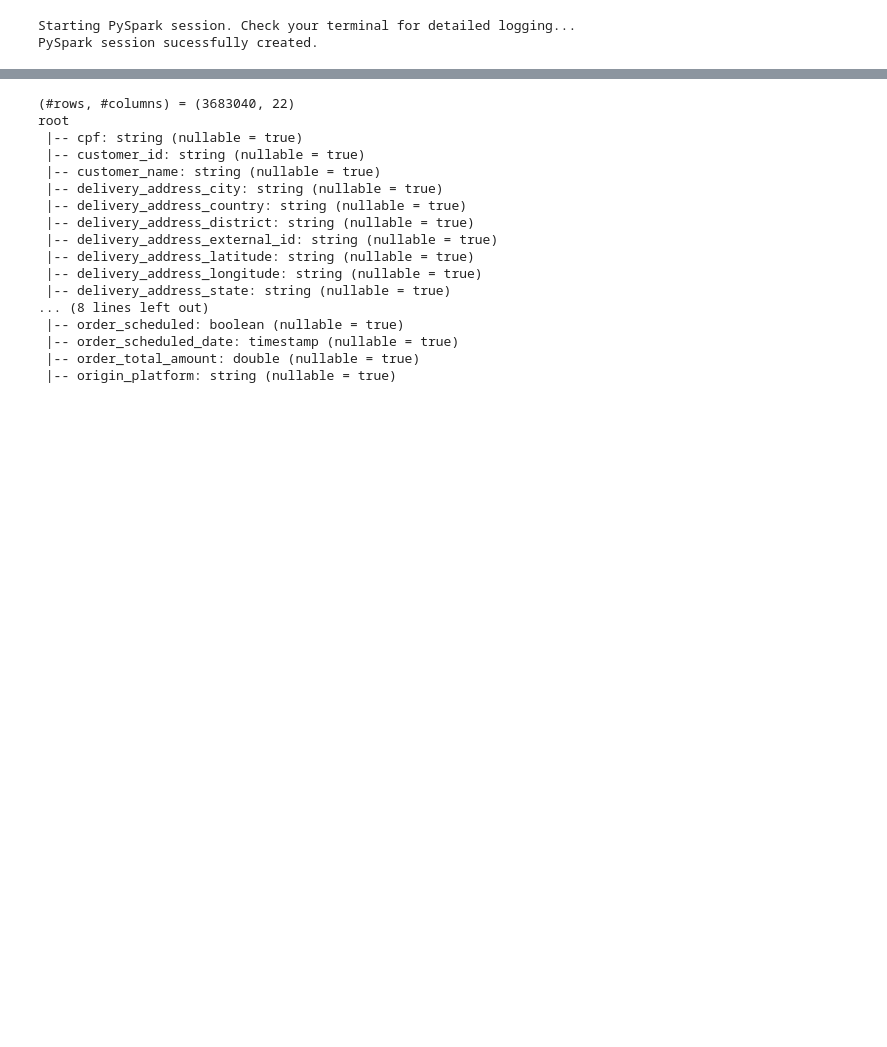
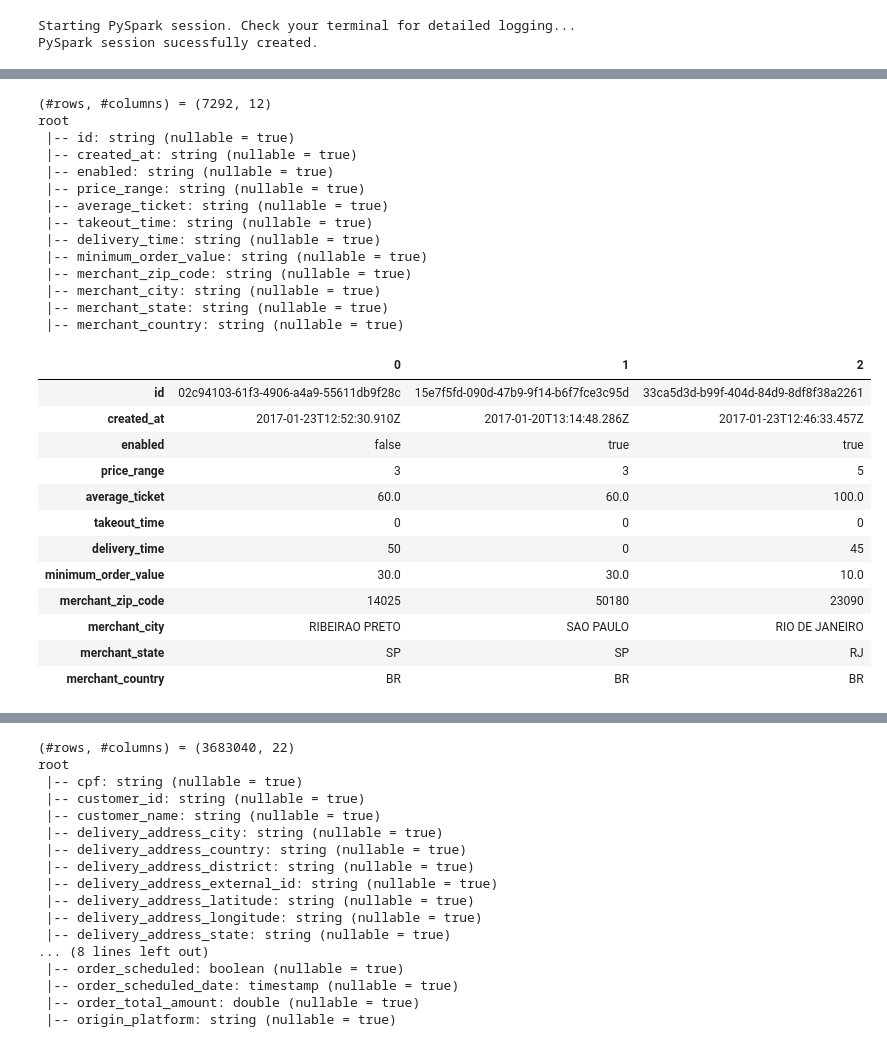
Before and after one commit to murilobellatini/ifood-data-architect-test, a Jupyter notebook: dev/docker-volume/notebooks/04-create-trusted-data-order.ipynb, the cells around one changed output, grey strips where cells are left out. Cells and saved outputs as stored; diff of their text form; code cells hidden in the pictures; blank space fills up the shorter version.

```diff
--- a/dev/docker-volume/notebooks/04-create-trusted-data-order.ipynb
+++ b/dev/docker-volume/notebooks/04-create-trusted-data-order.ipynb
@@ -11,0 +72,32 @@ PySpark session sucessfully created.
+# %%
+r_df = spark.read.parquet(str(RAW_DATA_PATH / 'restaurant'))
+explore_dataframe(r_df)
+r_df.limit(3).toPandas().T
+# %% [output]
+(#rows, #columns) = (7292, 12)
+root
+ |-- id: string (nullable = true)
+ |-- created_at: string (nullable = true)
+ |-- enabled: string (nullable = true)
+ |-- price_range: string (nullable = true)
+ |-- average_ticket: string (nullable = true)
+ |-- takeout_time: string (nullable = true)
+ |-- delivery_time: string (nullable = true)
+ |-- minimum_order_value: string (nullable = true)
+ |-- merchant_zip_code: string (nullable = true)
+ |-- merchant_city: string (nullable = true)
+ |-- merchant_state: string (nullable = true)
+ |-- merchant_country: string (nullable = true)
+|  | 0 | 1 | 2 |
+| id | 02c94103-61f3-4906-a4a9-55611db9f28c | 15e7f5fd-090d-47b9-9f14-b6f7fce3c95d | 33ca5d3d-b99f-404d-84d9-8df8f38a2261 |
+| created_at | 2017-01-23T12:52:30.910Z | 2017-01-20T13:14:48.286Z | 2017-01-23T12:46:33.457Z |
+| enabled | false | true | true |
+| price_range | 3 | 3 | 5 |
+| average_ticket | 60.0 | 60.0 | 100.0 |
+| takeout_time | 0 | 0 | 0 |
+| delivery_time | 50 | 0 | 45 |
+| minimum_order_value | 30.0 | 30.0 | 10.0 |
+| merchant_zip_code | 14025 | 50180 | 23090 |
+| merchant_city | RIBEIRAO PRETO | SAO PAULO | RIO DE JANEIRO |
+| merchant_state | SP | SP | RJ |
+| merchant_country | BR | BR | BR |
```
Also changed, not shown: parts of 34 cells of this notebook, 1 other file.
